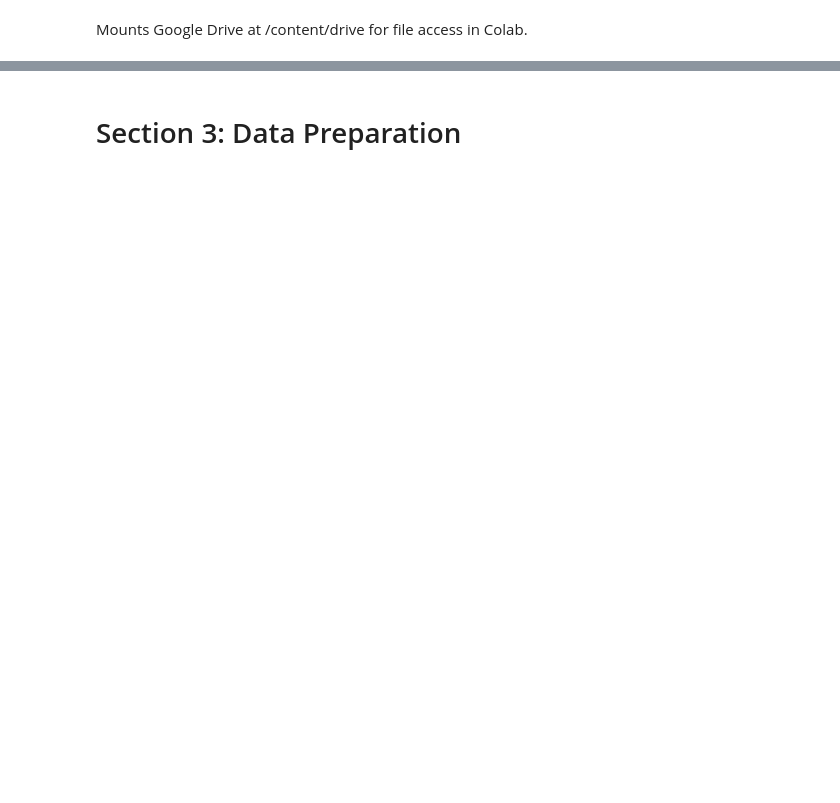
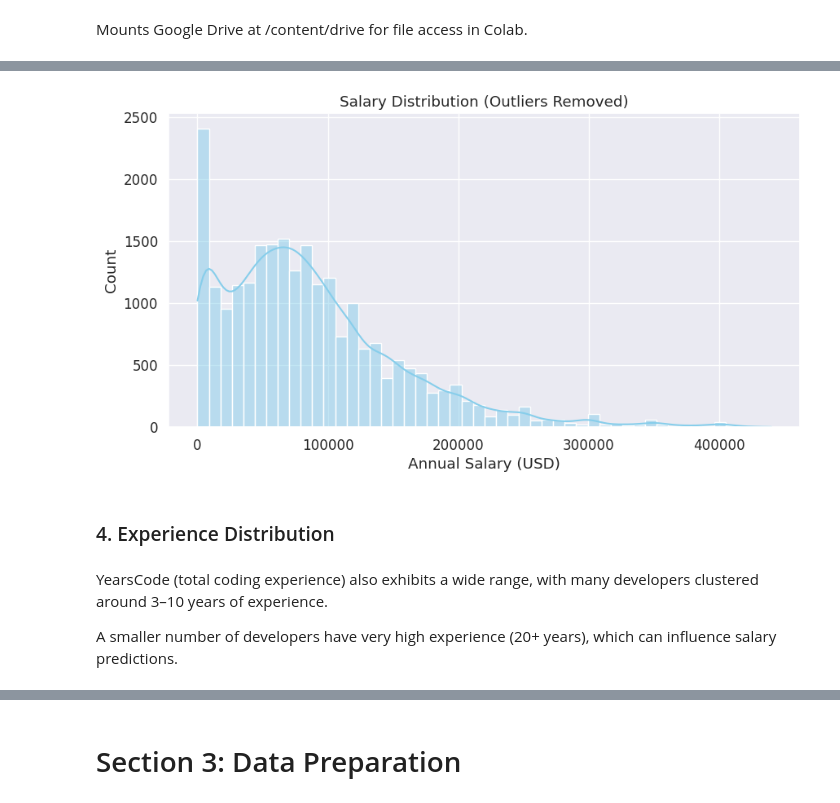
Before and after one commit to yukomath/Project_1, a Jupyter notebook: project.ipynb, the cells around one changed output, grey strips where cells are left out. Saved outputs shown, nothing was run; the diff lists cells and outputs as text; code cells hidden in the pictures; blank space fills up the shorter version.

```diff
--- a/project.ipynb
+++ b/project.ipynb
@@ -105,0 +354,32 @@ df = df[cols].copy()
+# %%
+import matplotlib.pyplot as plt
+import seaborn as sns
+import numpy as np
+
+# Prepare data: salary column
+salary = df["ConvertedCompYearly"]
+
+# Remove outliers (top 1%)
+salary_clean = salary[salary < salary.quantile(0.99)]
+
+# Set plot style
+plt.style.use('default')
+sns.set(font_scale=1.1)
+
+# --------------------------------------
+# Histogram (normal scale)
+# --------------------------------------
+plt.figure(figsize=(10,5))
+sns.histplot(salary_clean, bins=50, kde=True, color='skyblue')
+plt.title("Salary Distribution (Outliers Removed)")
+plt.xlabel("Annual Salary (USD)")
+plt.ylabel("Count")
+plt.show()
+# %% [output]
+[figure, added]
+# %% [markdown]
+### 4. Experience Distribution
+# %% [markdown]
+YearsCode (total coding experience) also exhibits a wide range, with many developers clustered around 3–10 years of experience.
+
+A smaller number of developers have very high experience (20+ years), which can influence salary predictions.
```
Also changed, not shown: parts of 64 cells of this notebook.
